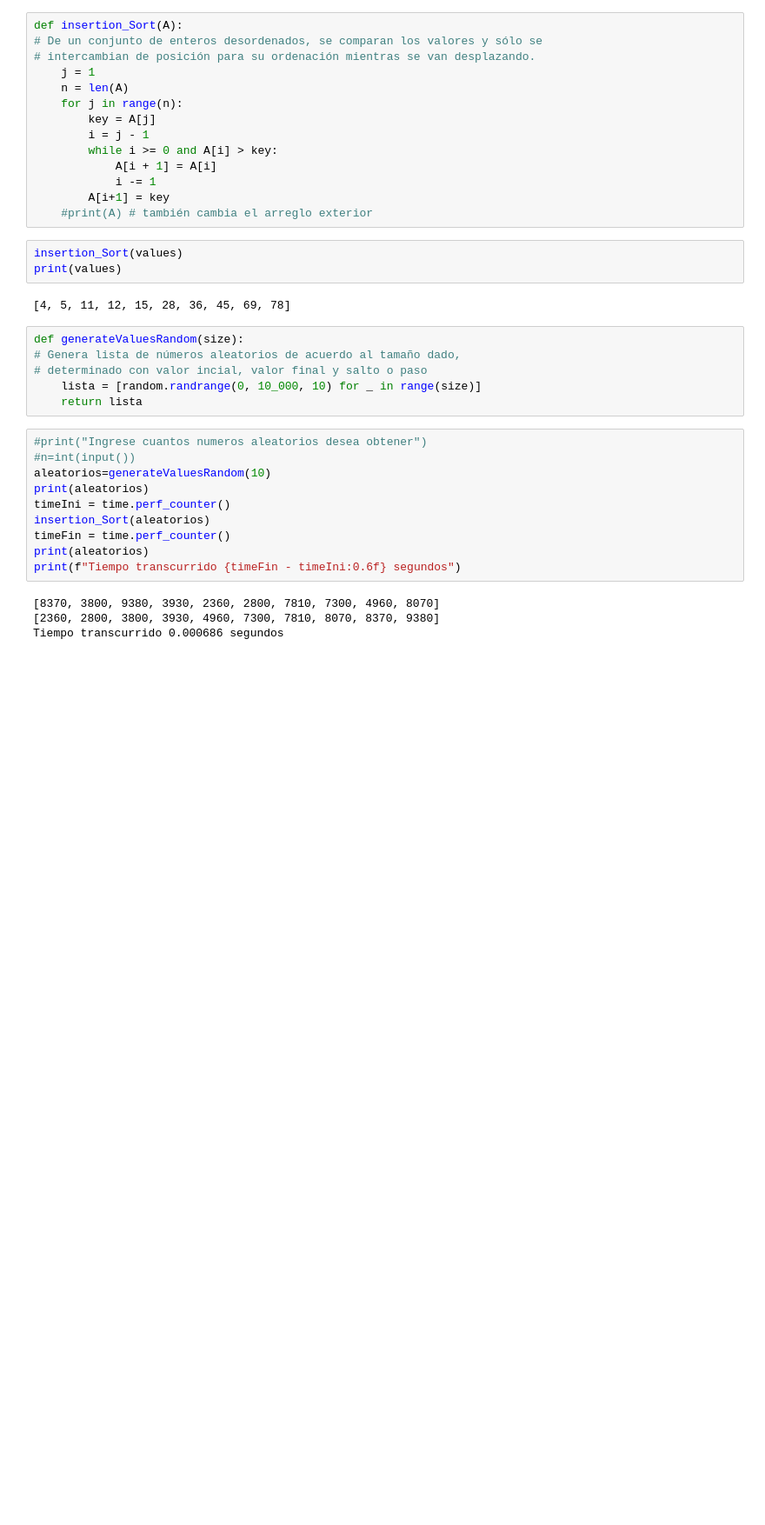
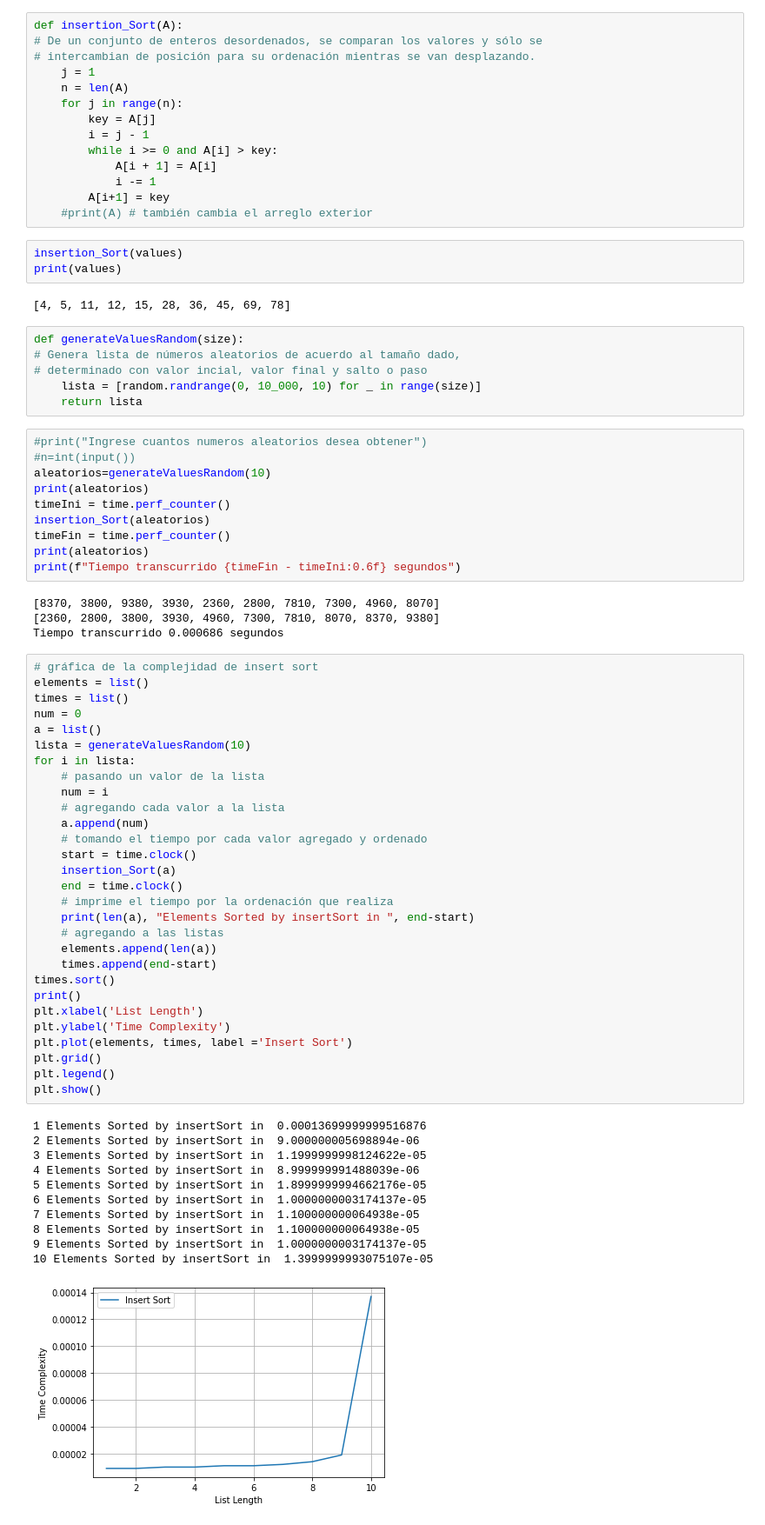
Before and after one commit to RolandoLeonM/LabADAGrupoC, a Jupyter notebook: Aula02_21_09_2021/Lab02_Busqueda_Ordenamiento.ipynb, the cells around one changed output. Shown at 87% size. Cells and saved outputs as stored; diff of their text form; blank space fills up the shorter version.

```diff
--- a/Aula02_21_09_2021/Lab02_Busqueda_Ordenamiento.ipynb
+++ b/Aula02_21_09_2021/Lab02_Busqueda_Ordenamiento.ipynb
@@ -78,3 +136,44 @@ print(f"Tiempo transcurrido {timeFin - timeIni:0.6f} segundos")
 [8370, 3800, 9380, 3930, 2360, 2800, 7810, 7300, 4960, 8070]
 [2360, 2800, 3800, 3930, 4960, 7300, 7810, 8070, 8370, 9380]
 Tiempo transcurrido 0.000686 segundos
+# %%
+# gráfica de la complejidad de insert sort
+elements = list()
+times = list()
+num = 0
+a = list()
+lista = generateValuesRandom(10)
+for i in lista:
+    # pasando un valor de la lista
+    num = i
+    # agregando cada valor a la lista
+    a.append(num)
+    # tomando el tiempo por cada valor agregado y ordenado
+    start = time.clock()
+    insertion_Sort(a)
+    end = time.clock()
+    # imprime el tiempo por la ordenación que realiza
+    print(len(a), "Elements Sorted by insertSort in ", end-start)
+    # agregando a las listas
+    elements.append(len(a))
+    times.append(end-start)
+times.sort()
+print()
+plt.xlabel('List Length')
+plt.ylabel('Time Complexity')
+plt.plot(elements, times, label ='Insert Sort')
+plt.grid()
+plt.legend()
+plt.show()
+# %% [output]
+1 Elements Sorted by insertSort in  0.00013699999999516876
+2 Elements Sorted by insertSort in  9.000000005698894e-06
+3 Elements Sorted by insertSort in  1.1999999998124622e-05
+4 Elements Sorted by insertSort in  8.999999991488039e-06
+5 Elements Sorted by insertSort in  1.8999999994662176e-05
+6 Elements Sorted by insertSort in  1.0000000003174137e-05
+7 Elements Sorted by insertSort in  1.100000000064938e-05
+8 Elements Sorted by insertSort in  1.100000000064938e-05
+9 Elements Sorted by insertSort in  1.0000000003174137e-05
+10 Elements Sorted by insertSort in  1.3999999993075107e-05
+[figure, added]
```
Also changed, not shown: parts of 5 cells of this notebook, 1 other file.
